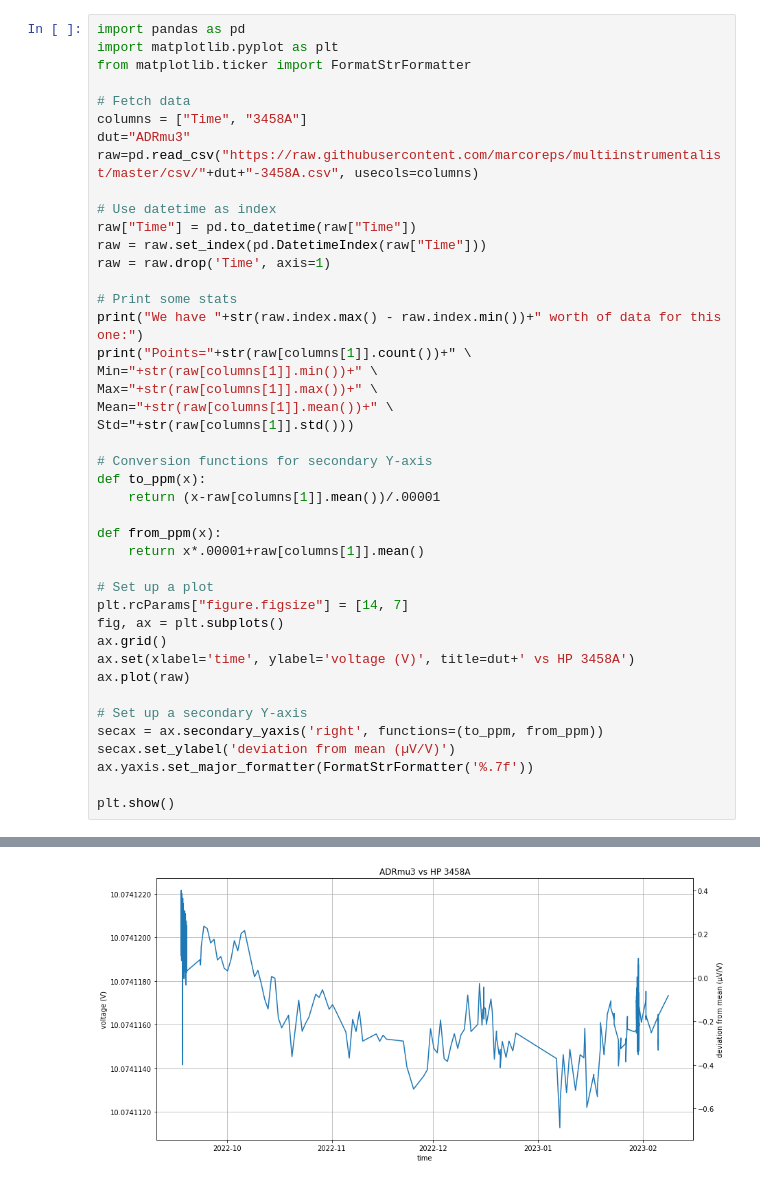
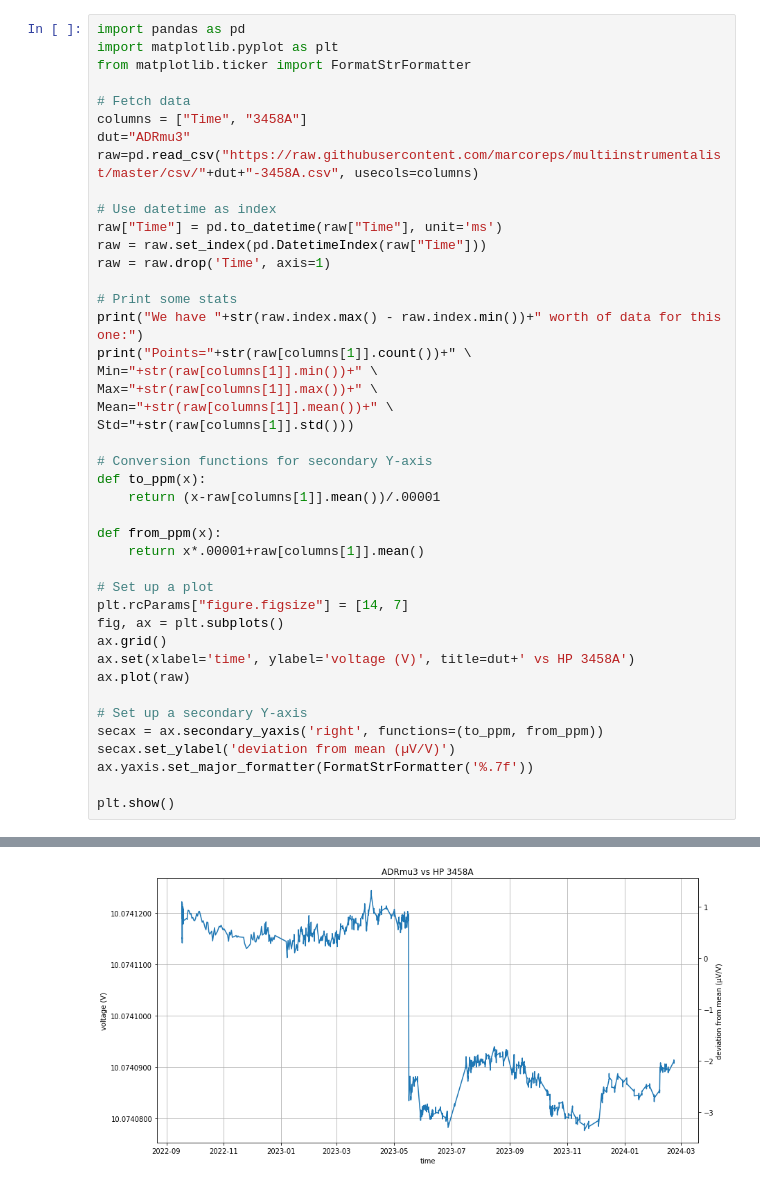
Before and after one commit to marcoreps/ADRmu, a Jupyter notebook: results/ADRmu3_drift.ipynb, the cells around one changed output, grey strips where cells are left out. Saved outputs shown, nothing was run; the diff lists cells and outputs as text.

```diff
--- a/results/ADRmu3_drift.ipynb
+++ b/results/ADRmu3_drift.ipynb
@@ -9,7 +9,7 @@ dut="ADRmu3"
 raw=pd.read_csv("https://raw.githubusercontent.com/marcoreps/multiinstrumentalist/master/csv/"+dut+"-3458A.csv", usecols=columns)
 
 # Use datetime as index
-raw["Time"] = pd.to_datetime(raw["Time"])
+raw["Time"] = pd.to_datetime(raw["Time"], unit='ms')
 raw = raw.set_index(pd.DatetimeIndex(raw["Time"]))
 raw = raw.drop('Time', axis=1)
 
@@ -47,4 +47,4 @@ Points=2704 Min=10.07411127 Max=10.07412217 Mean=10.074118165876492 Std=1.986597
-[figure, old version]
+[figure, new version]
 # %%
 import pandas as pd
 import matplotlib.pyplot as plt
```
Also changed, not shown: parts of 2 cells of this notebook, 7 other files.
